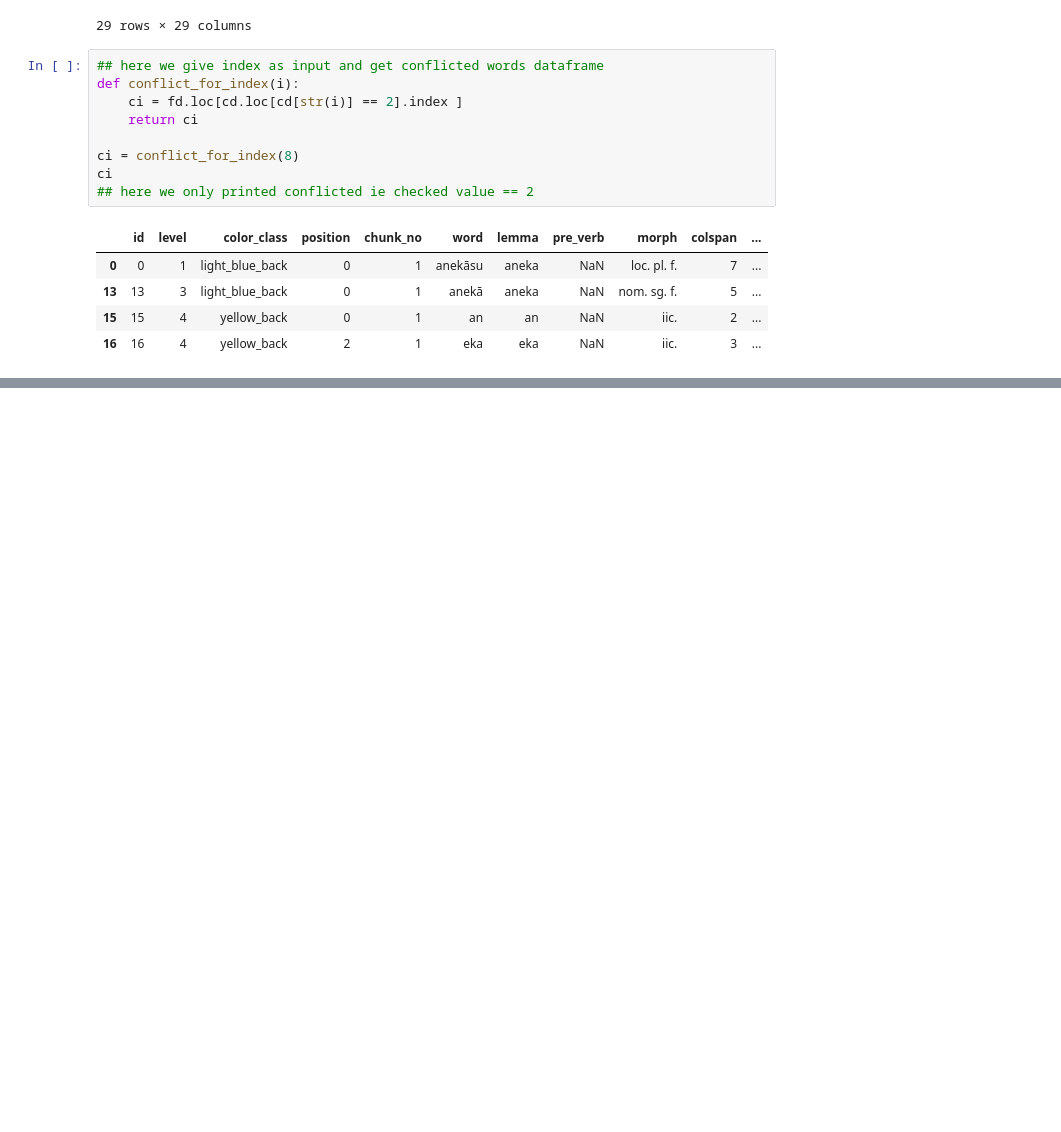
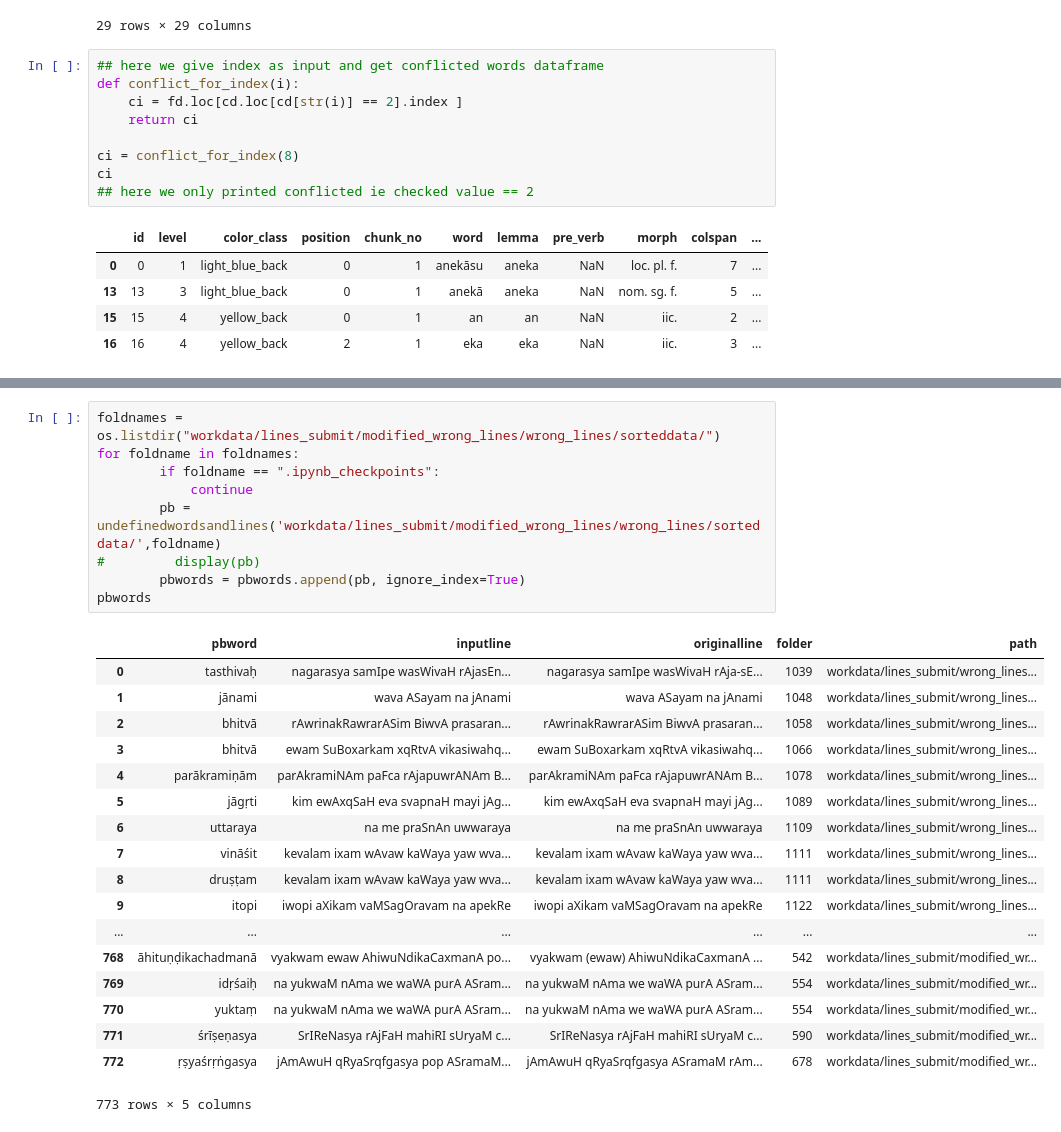
Before and after one commit to koutilya/visualization, a Jupyter notebook: showdata.ipynb, the cells around one changed output, grey strips where cells are left out. Drawn from its saved outputs; the diff is of its cells as text; blank space fills up the shorter version.

```diff
--- a/showdata.ipynb
+++ b/showdata.ipynb
@@ -142,0 +199,28 @@ ci
+# %%
+foldnames = os.listdir("workdata/lines_submit/modified_wrong_lines/wrong_lines/sorteddata/")
+for foldname in foldnames:
+        if foldname == ".ipynb_checkpoints":
+            continue
+        pb = undefinedwordsandlines('workdata/lines_submit/modified_wrong_lines/wrong_lines/sorteddata/',foldname)
+#         display(pb)
+        pbwords = pbwords.append(pb, ignore_index=True)
+pbwords
+# %% [output]
+|  | pbword | inputline | originalline | folder | path |
+| 0 | tasthivaḥ | nagarasya samIpe wasWivaH rAjasEn... | nagarasya samIpe wasWivaH rAja-sE... | 1039 | workdata/lines_submit/wrong_lines... |
+| 1 | jānami | wava ASayam na jAnami | wava ASayam na jAnami | 1048 | workdata/lines_submit/wrong_lines... |
+| 2 | bhitvā | rAwrinakRawrarASim BiwvA prasaran... | rAwrinakRawrarASim BiwvA prasaran... | 1058 | workdata/lines_submit/wrong_lines... |
+| 3 | bhitvā | ewam SuBoxarkam xqRtvA vikasiwahq... | ewam SuBoxarkam xqRtvA vikasiwahq... | 1066 | workdata/lines_submit/wrong_lines... |
+| 4 | parākramiṇām | parAkramiNAm paFca rAjapuwrANAm B... | parAkramiNAm paFca rAjapuwrANAm B... | 1078 | workdata/lines_submit/wrong_lines... |
+| 5 | jāgṛti | kim ewAxqSaH eva svapnaH mayi jAg... | kim ewAxqSaH eva svapnaH mayi jAg... | 1089 | workdata/lines_submit/wrong_lines... |
+| 6 | uttaraya | na me praSnAn uwwaraya | na me praSnAn uwwaraya | 1109 | workdata/lines_submit/wrong_lines... |
+| 7 | vināśit | kevalam ixam wAvaw kaWaya yaw wva... | kevalam ixam wAvaw kaWaya yaw wva... | 1111 | workdata/lines_submit/wrong_lines... |
+| 8 | druṣṭam | kevalam ixam wAvaw kaWaya yaw wva... | kevalam ixam wAvaw kaWaya yaw wva... | 1111 | workdata/lines_submit/wrong_lines... |
+| 9 | itopi | iwopi aXikam vaMSagOravam na apekRe | iwopi aXikam vaMSagOravam na apekRe | 1122 | workdata/lines_submit/wrong_lines... |
+| ... | ... | ... | ... | ... | ... |
+| 768 | āhituṇḍikachadmanā | vyakwam ewaw AhiwuNdikaCaxmanA po... | vyakwam (ewaw) AhiwuNdikaCaxmanA ... | 542 | workdata/lines_submit/modified_wr... |
+| 769 | idṛśaiḥ | na yukwaM nAma we waWA purA ASram... | na yukwaM nAma we waWA purA ASram... | 554 | workdata/lines_submit/modified_wr... |
+| 770 | yuktaṃ | na yukwaM nAma we waWA purA ASram... | na yukwaM nAma we waWA purA ASram... | 554 | workdata/lines_submit/modified_wr... |
+| 771 | śrīṣeṇasya | SrIReNasya rAjFaH mahiRI sUryaM c... | SrIReNasya rAjFaH mahiRI sUryaM c... | 590 | workdata/lines_submit/modified_wr... |
+| 772 | ṛṣyaśrṛṅgasya | jAmAwuH qRyaSrqfgasya pop ASramaM... | jAmAwuH qRyaSrqfgasya ASramaM rAm... | 678 | workdata/lines_submit/modified_wr... |
+773 rows × 5 columns
```
Also changed, not shown: parts of 23 cells of this notebook, 4 other files.
